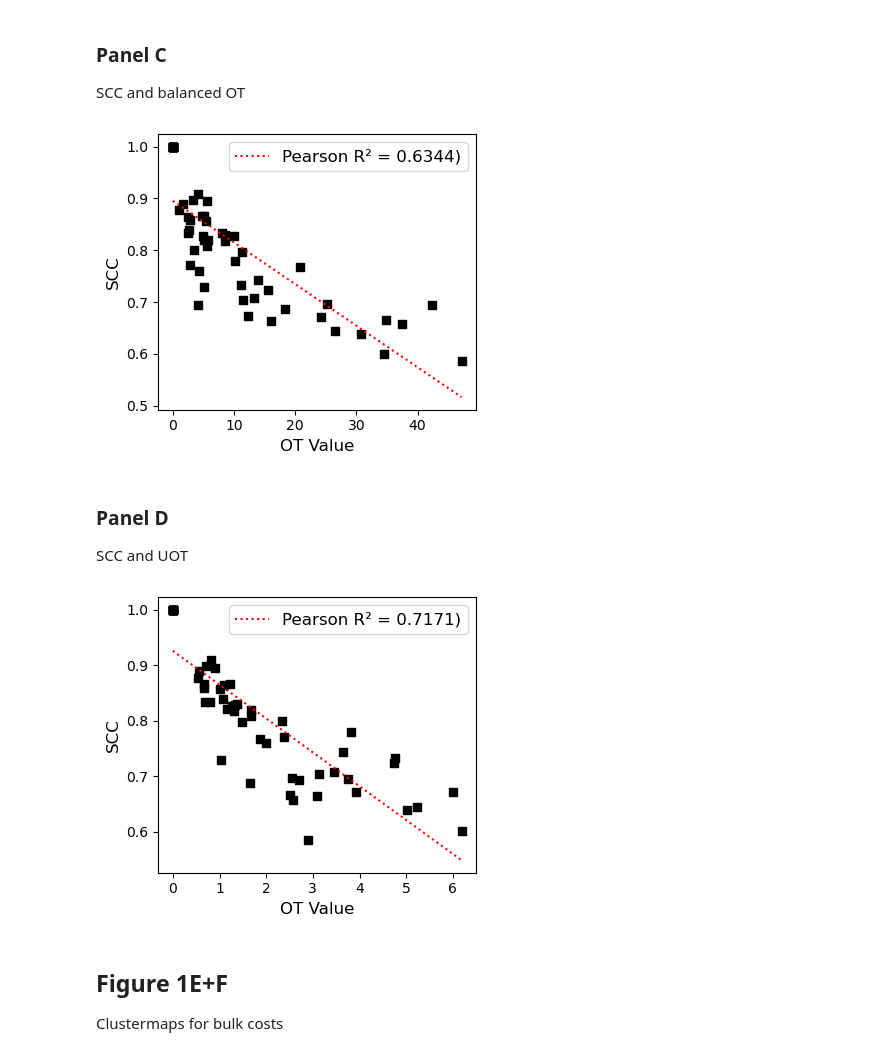
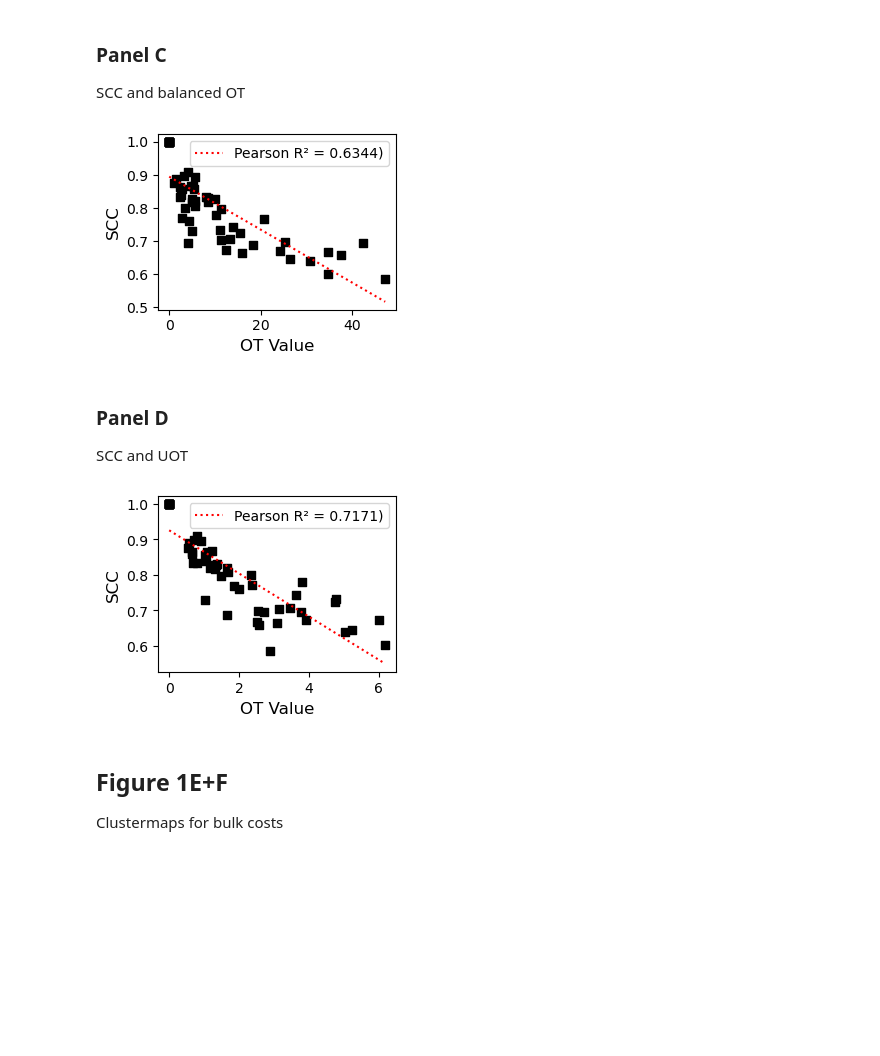
Before and after one commit to OlivierJSm/MasterInternship1, a Jupyter notebook: Testing/Report Figures/section_1.ipynb, the cells around one changed output. Cells and saved outputs as stored; diff of their text form; code cells hidden in the pictures; blank space fills up the shorter version.

```diff
--- a/Testing/Report Figures/section_1.ipynb
+++ b/Testing/Report Figures/section_1.ipynb
@@ -183,21 +185,21 @@ chr1_bulk_uot = pd.read_csv(f"{save_dir_uot}balanced_BULKf1c_uot_res=2_thres=25_
 ### Panel C
 SCC and balanced OT
 # %%
-fig1c, ax = plt.subplots(figsize=(4,3.5))
+fig1c, ax = plt.subplots(figsize=(3.2,2.5))
 compare_metrics(
     chr1_bulk_ot,
     chr1_scc_bulk,
     "OT Value",
     "SCC",
     ax=ax)
 plt.savefig(f"{figure_save_dir}F1C.pdf")
 # %% [output]
-[figure, old version]
+[figure, new version]
 # %% [markdown]
 ### Panel D
 SCC and UOT
 # %%
-fig1c, ax = plt.subplots(figsize=(4,3.5))
+fig1c, ax = plt.subplots(figsize=(3.2,2.5))
 compare_metrics(
     chr1_bulk_uot,
     chr1_scc_bulk,
@@ -206,7 +208,7 @@ compare_metrics(
     ax=ax)
 plt.savefig(f"{figure_save_dir}F1D.pdf")
 # %% [output]
-[figure, old version]
+[figure, new version]
 # %% [markdown]
 ## Figure 1E+F
 Clustermaps for bulk costs
```
Also changed, not shown: parts of 10 cells of this notebook, 33 other files.
